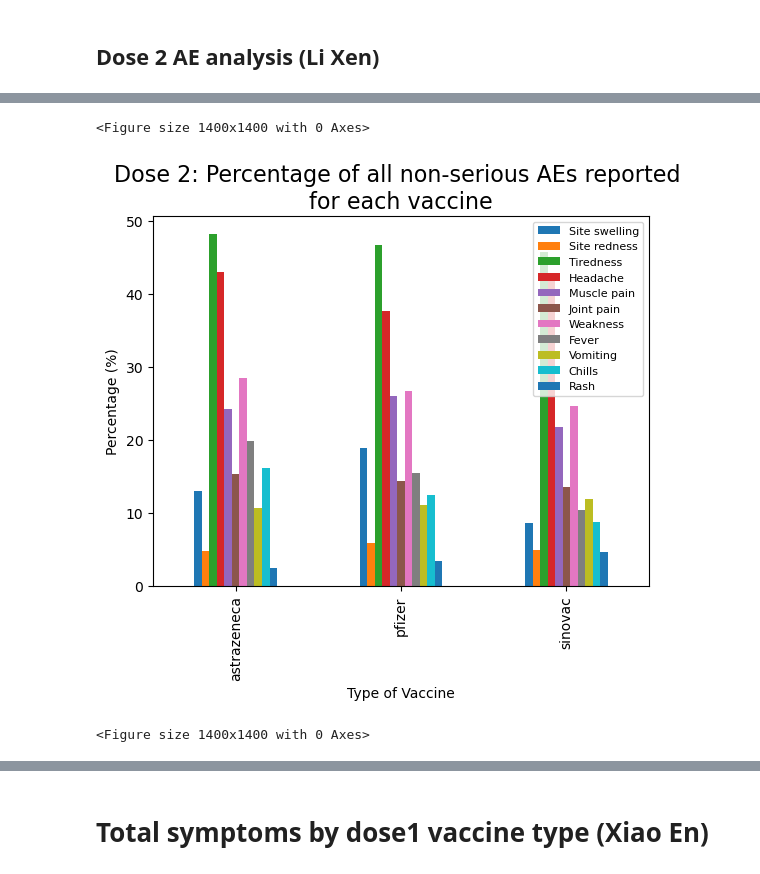
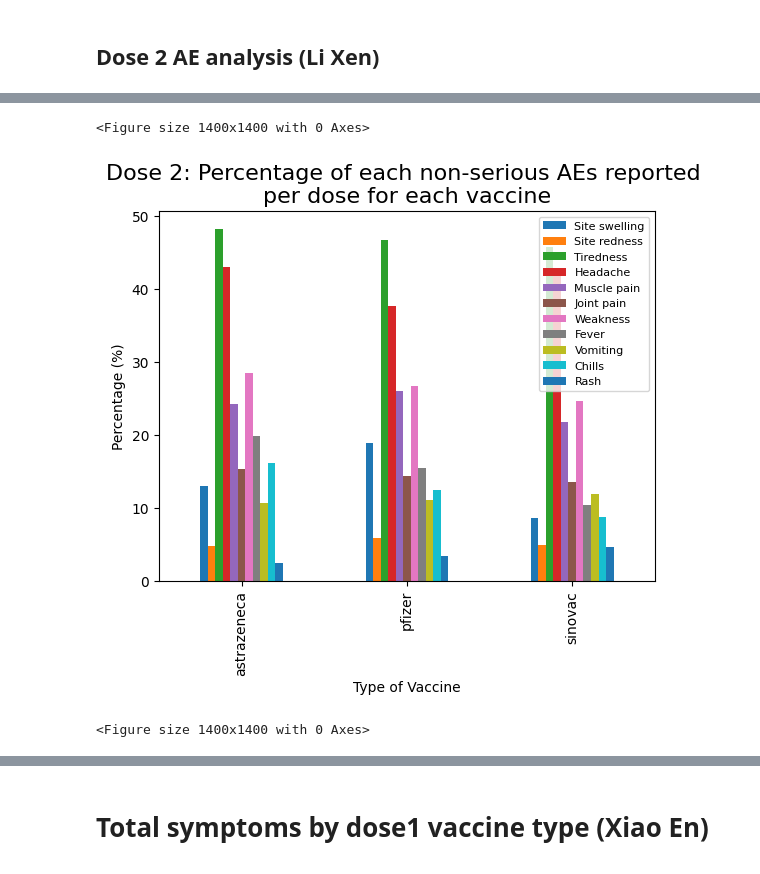
Before and after one commit to kamal089601/HIA302_Project, a Jupyter notebook: HIA302_Project/HIA302_Project.ipynb, the cells around one changed output, grey strips where cells are left out. Saved outputs shown, nothing was run; the diff lists cells and outputs as text; code cells hidden in the pictures.

```diff
--- a/HIA302_Project/HIA302_Project.ipynb
+++ b/HIA302_Project/HIA302_Project.ipynb
@@ -597,18 +596,17 @@ D2symp_pct
 | pfizer | 18.91 | 5.88 | 46.75 | 37.67 | 26.05 | 14.40 | ... |
 | sinovac | 8.60 | 4.86 | 45.75 | 41.98 | 21.82 | 13.55 | ... |
 # %%
-#### bar graph of  D1 SE% group by vaxtype
-### to remove
+#### bar graph of  D2 SE% group by vaxtype
 D2symp_pct.plot(kind='bar')
 plt.xlabel("Type of Vaccine")
 plt.ylabel("Percentage (%)")
-plt.title("Dose 2: Percentage of all non-serious AEs reported \nfor each vaccine", fontsize=16)
+plt.title("Dose 2: Percentage of each non-serious AEs reported \nper dose for each vaccine", fontsize=16)
 plt.legend(labels = ['Site swelling', 'Site redness', 'Tiredness', 'Headache',
                      'Muscle pain' , 'Joint pain', 'Weakness', 'Fever',
                      'Vomiting', 'Chills', 'Rash'], loc='best', fontsize= 8)
 plt.figure(figsize=(14,14))
 # %% [output]
 <Figure size 1400x1400 with 0 Axes>
-[figure, old version]
+[figure, new version]
 <Figure size 1400x1400 with 0 Axes>
 # %%
```
Also changed, not shown: parts of 18 cells of this notebook.
